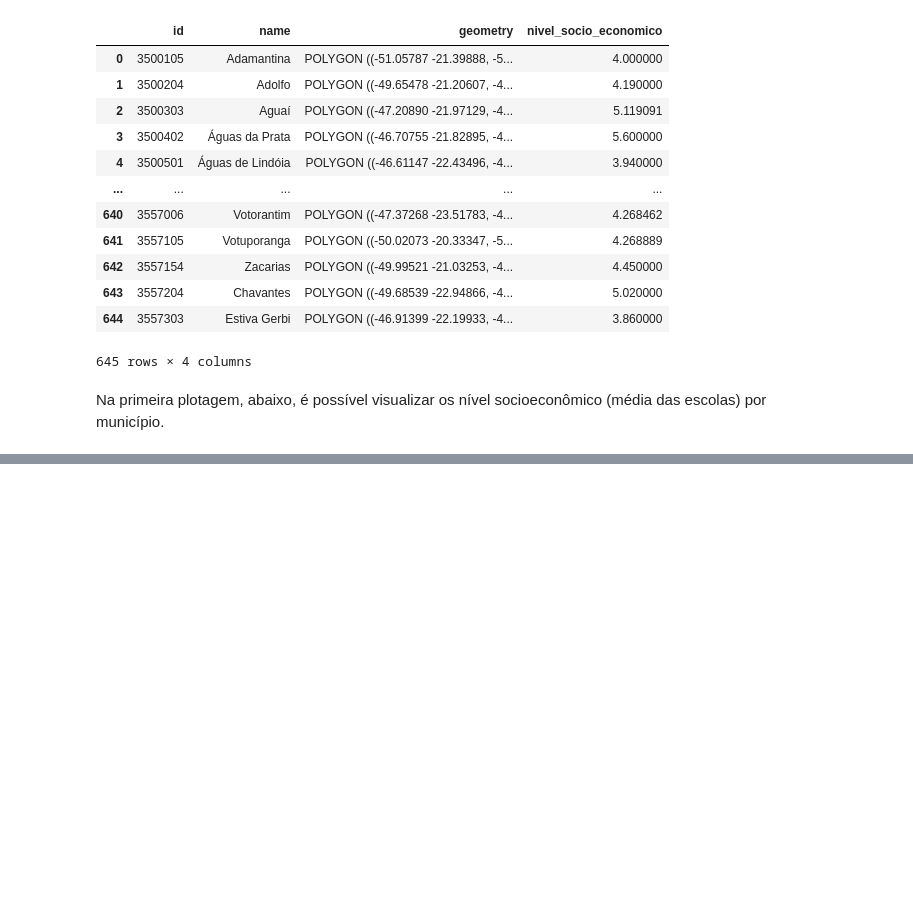
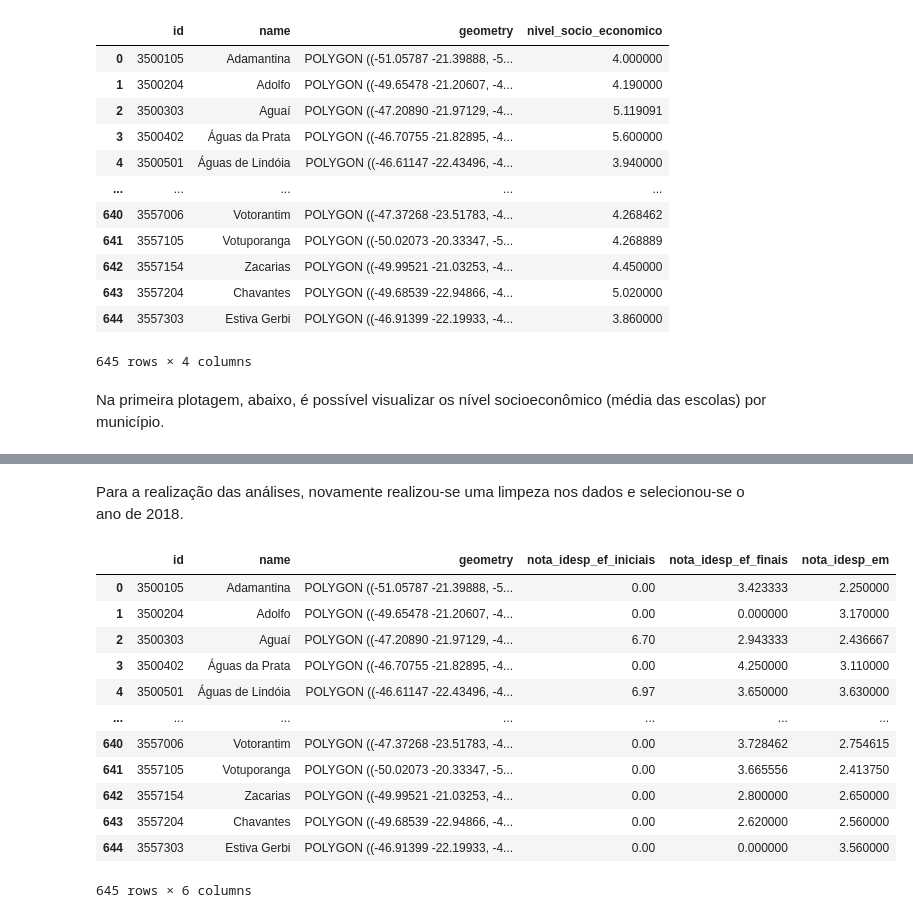
Before and after one commit to BrunoFornaro/A2-BD-2021, a Jupyter notebook: Banco_de_Dados_testes.ipynb, the cells around one changed output, grey strips where cells are left out. Drawn from its saved outputs; the diff is of its cells as text; code cells hidden in the pictures; blank space fills up the shorter version.

```diff
--- a/Banco_de_Dados_testes.ipynb
+++ b/Banco_de_Dados_testes.ipynb
@@ -110,0 +115,34 @@ fig.show()
+# %% [markdown]
+Para a realização das análises, novamente realizou-se uma limpeza nos dados e selecionou-se o ano de 2018.
+# %%
+sp_idesp = gpd.read_file("C://Users//vanes//OneDrive//Área de trabalho//arquivos bd//escola_IDESP.csv")
+sp_idesp = sp_idesp[["ano",'id_municipio','nota_idesp_ef_iniciais', "nota_idesp_ef_finais", "nota_idesp_em"]]
+sp_idesp['nota_idesp_ef_iniciais'] = pd.to_numeric(sp_idesp["nota_idesp_ef_iniciais"])
+sp_idesp['nota_idesp_ef_finais'] = pd.to_numeric(sp_idesp["nota_idesp_ef_finais"])
+sp_idesp['nota_idesp_em'] = pd.to_numeric(sp_idesp["nota_idesp_em"])
+
+sp_idesp.rename(columns={"id_municipio": "id"}, inplace = 1)
+
+sp_idesp_2018_na = sp_idesp[sp_idesp["ano"] == "2018"]
+
+sp_idesp_2018_na=sp_idesp_2018_na.groupby("id").mean()
+
+sp_idesp_2018 = mapassp.join(sp_idesp_2018_na, on="id", how="left")
+
+sp_idesp_2018.fillna(0, inplace = True)
+
+sp_idesp_2018
+# %% [output]
+|  | id | name | geometry | nota_idesp_ef_iniciais | nota_idesp_ef_finais | nota_idesp_em |
+| 0 | 3500105 | Adamantina | POLYGON ((-51.05787 -21.39888, -5... | 0.00 | 3.423333 | 2.250000 |
+| 1 | 3500204 | Adolfo | POLYGON ((-49.65478 -21.20607, -4... | 0.00 | 0.000000 | 3.170000 |
+| 2 | 3500303 | Aguaí | POLYGON ((-47.20890 -21.97129, -4... | 6.70 | 2.943333 | 2.436667 |
+| 3 | 3500402 | Águas da Prata | POLYGON ((-46.70755 -21.82895, -4... | 0.00 | 4.250000 | 3.110000 |
+| 4 | 3500501 | Águas de Lindóia | POLYGON ((-46.61147 -22.43496, -4... | 6.97 | 3.650000 | 3.630000 |
+| ... | ... | ... | ... | ... | ... | ... |
+| 640 | 3557006 | Votorantim | POLYGON ((-47.37268 -23.51783, -4... | 0.00 | 3.728462 | 2.754615 |
+| 641 | 3557105 | Votuporanga | POLYGON ((-50.02073 -20.33347, -5... | 0.00 | 3.665556 | 2.413750 |
+| 642 | 3557154 | Zacarias | POLYGON ((-49.99521 -21.03253, -4... | 0.00 | 2.800000 | 2.650000 |
+| 643 | 3557204 | Chavantes | POLYGON ((-49.68539 -22.94866, -4... | 0.00 | 2.620000 | 2.560000 |
+| 644 | 3557303 | Estiva Gerbi | POLYGON ((-46.91399 -22.19933, -4... | 0.00 | 0.000000 | 3.560000 |
+645 rows × 6 columns
```
Also changed, not shown: parts of 16 cells of this notebook.
